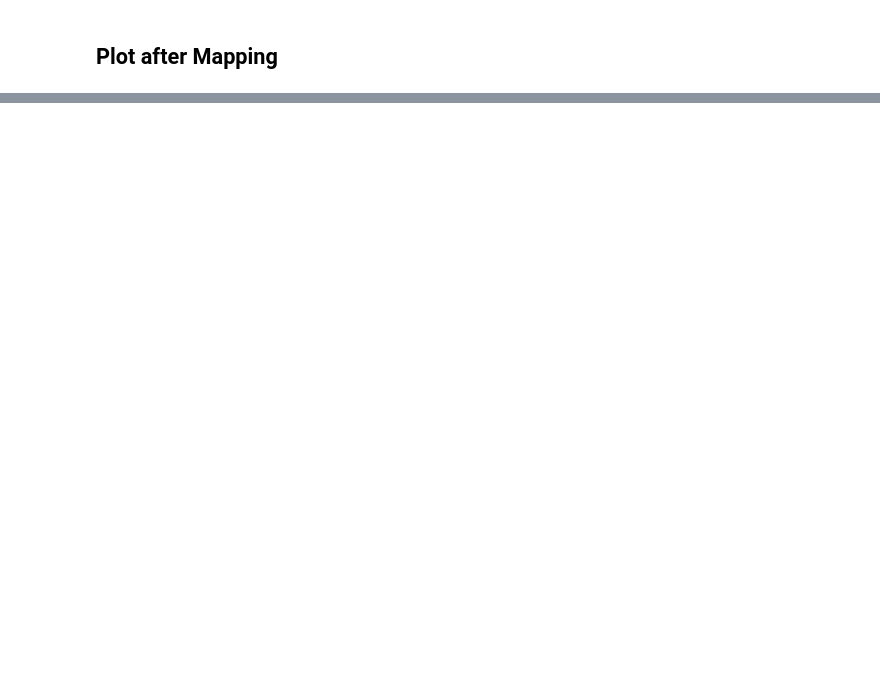
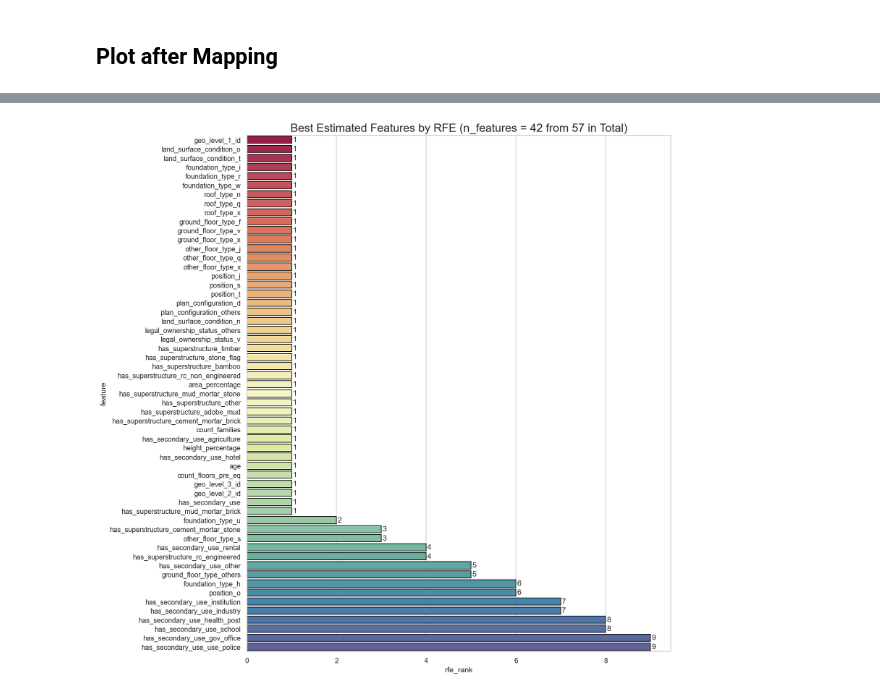
Before and after one commit to nina-prog/richters-predictor-modeling-earthquake-damage, a Jupyter notebook: notebooks/week02/week02-cat-grouping-and-feature-selection.ipynb, the cells around one changed output, grey strips where cells are left out. Saved outputs shown, nothing was run; the diff lists cells and outputs as text; code cells hidden in the pictures; blank space fills up the shorter version.

```diff
--- a/notebooks/week02/week02-cat-grouping-and-feature-selection.ipynb
+++ b/notebooks/week02/week02-cat-grouping-and-feature-selection.ipynb
@@ -96,5 +115,5 @@ def group_categorical_features(df: pd.DataFrame, default_val: str = "others", ve
     return df
 
 df = df_train.copy()
-df = group_categorical_features(df=df, col="plan_configuration", default_val="others", verbose=True)
+df = group_categorical_features(df=df, default_val="others", verbose=True)
 # %% [output]
@@ -120,0 +143,14 @@ plt.show()
+# %%
+# Get train data and prepare for feature selection
+x_train = group_categorical_features(x_train)
+# %%
+# Do some label encoding here for feature selection
+x_train = pd.get_dummies(x_train)
+
+# Make x_train and y_train bit smaller for my laptop to handle :-)
+x_train = x_train.sample(frac=0.5)
+y_train = y_train.loc[x_train.index]
+print(f"Shape of x_train: {x_train.shape}")
+print(f"Shape of y_train: {y_train.shape}")
+
+x_train.head(5)
@@ -120,0 +217,23 @@ plt.show()
+# %%
+def plot_rfe_ranking(rfe: RFE):
+    """
+    Plots results from RFE, i.e. feature and its rank in barplot.
+
+    :param rfe: Fitted RFE object; Gets returned from 'get_top_k_features_using_rfe' function
+    :return: None
+    """
+
+    # Create dataframe for plotting
+    res = pd.DataFrame({"feature": x_train.columns, "rfe_rank": rfe.ranking_})
+    res = res.sort_values(by="rfe_rank")
+
+    # Plot settings
+    plt.figure(figsize=(12, 15), dpi=128)
+    plt.title(f"Best Estimated Features by RFE (n_features = {rfe.n_features_} from {rfe.n_features_in_} in Total)", size=18)
+    g = sns.barplot(data=res, y="feature", x="rfe_rank", edgecolor="black", palette="Spectral")
+    plt.bar_label(g.containers[0], padding=1.5)
+    plt.show()
+
+plot_rfe_ranking(rfe)
+# %% [output]
+[figure, added]
```
Also changed, not shown: parts of 14 cells of this notebook.
